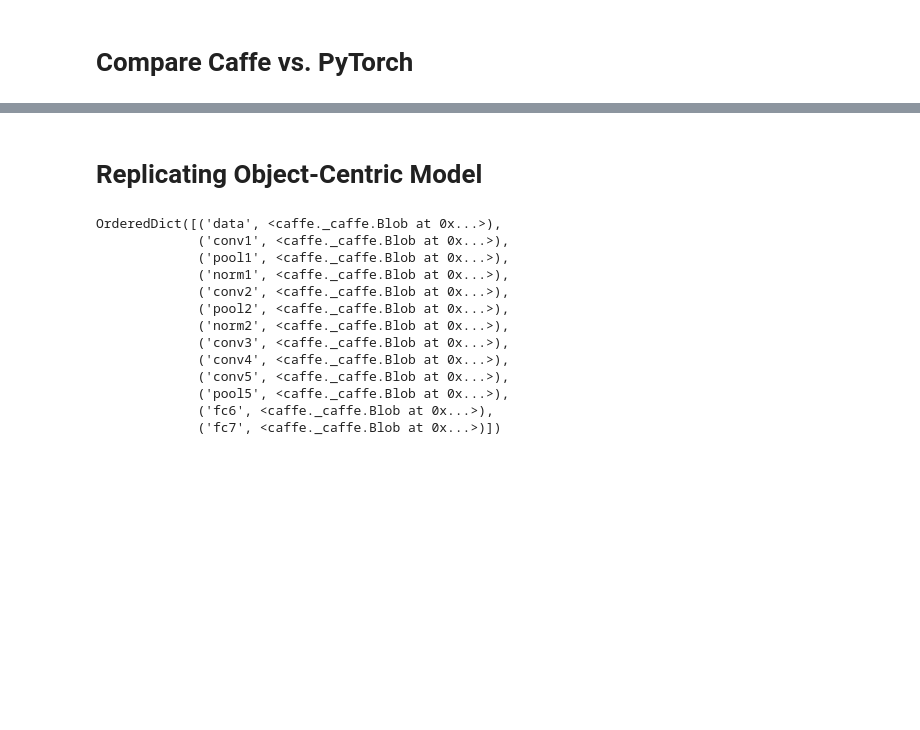
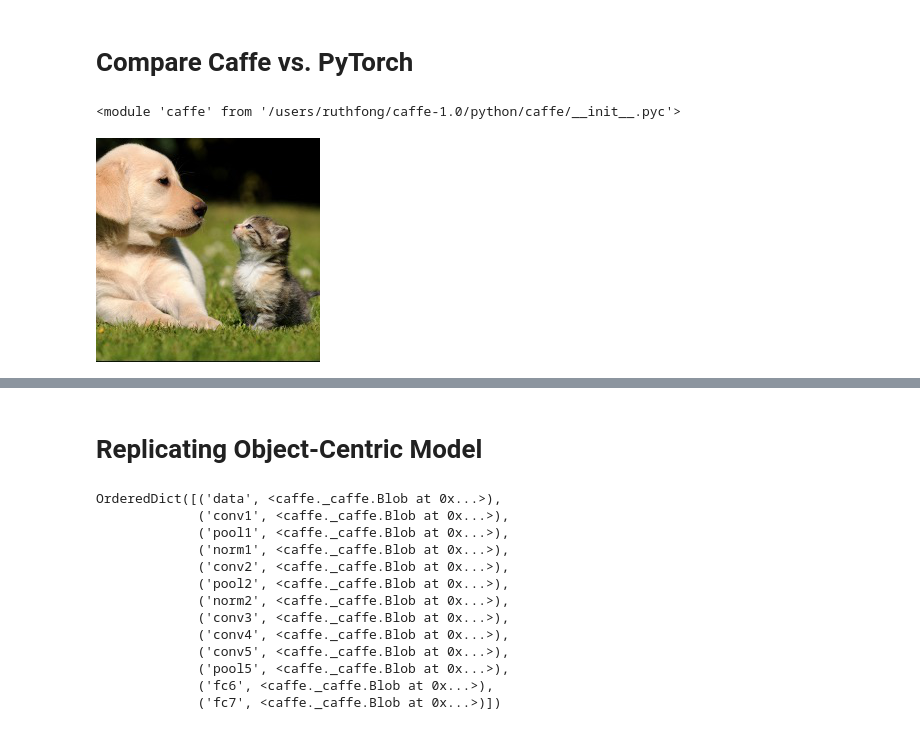
Before and after one commit to ruthcfong/pytorch_models, a Jupyter notebook: playground.ipynb, the cells around one changed output, grey strips where cells are left out. Saved outputs shown, nothing was run; the diff lists cells and outputs as text; code cells hidden in the pictures; blank space fills up the shorter version.

```diff
--- a/playground.ipynb
+++ b/playground.ipynb
@@ -1,5 +1,14 @@
 # %% [markdown]
 # Compare Caffe vs. PyTorch
+# %%
+import sys
+# sys.path.insert(0, "/home/ruthfong/caffe-1.0")
+sys.path.insert(0, "/home/ruthfong/deepcontext/caffe_ext")
+
+import caffe
+print(caffe)
+# %% [output]
+<module 'caffe' from '/users/ruthfong/caffe-1.0/python/caffe/__init__.pyc'>
 # %%
 from PIL import Image
 
@@ -19,2 +38,6 @@ transform = get_transform(227)
 x = transform(img).unsqueeze(0)
 y = torch_net(x)
+# %%
+isinstanceimg
+# %% [output]
+[figure, added]
```
Also changed, not shown: parts of 15 cells of this notebook.
